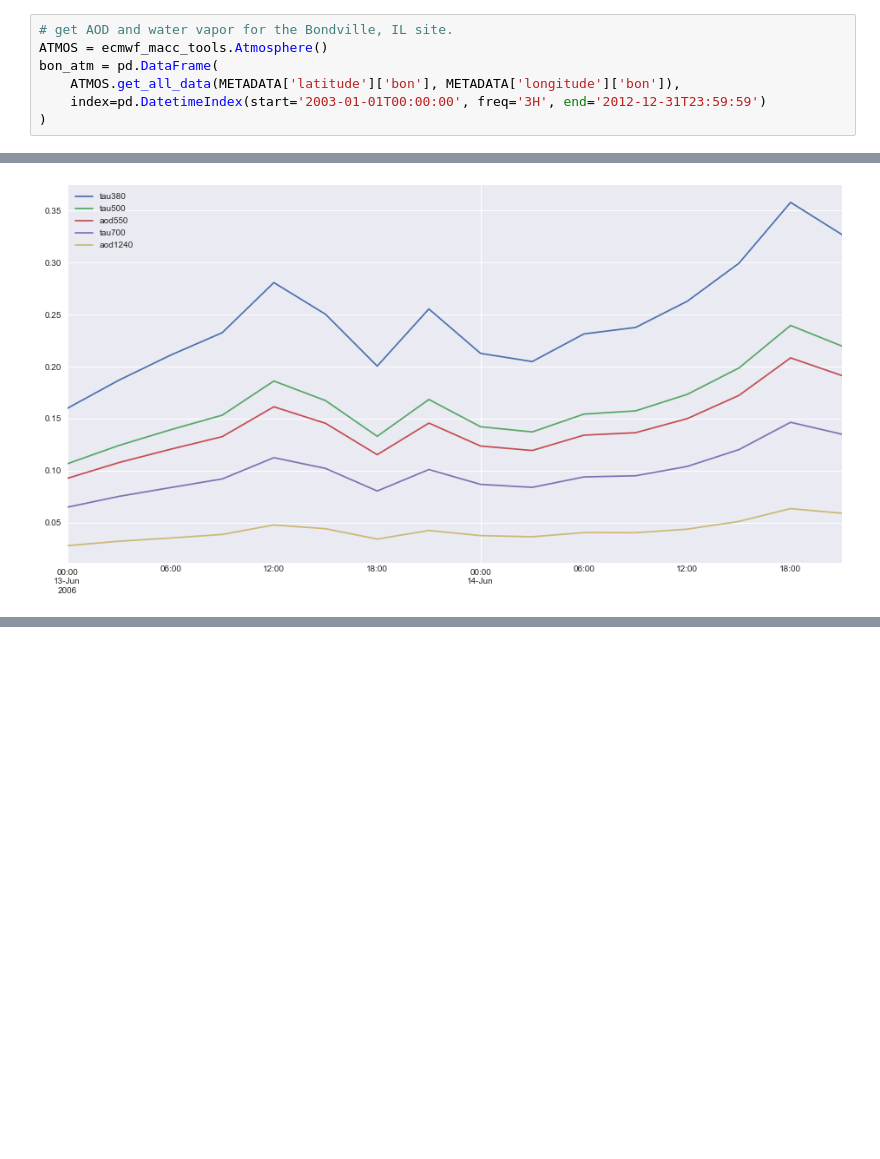
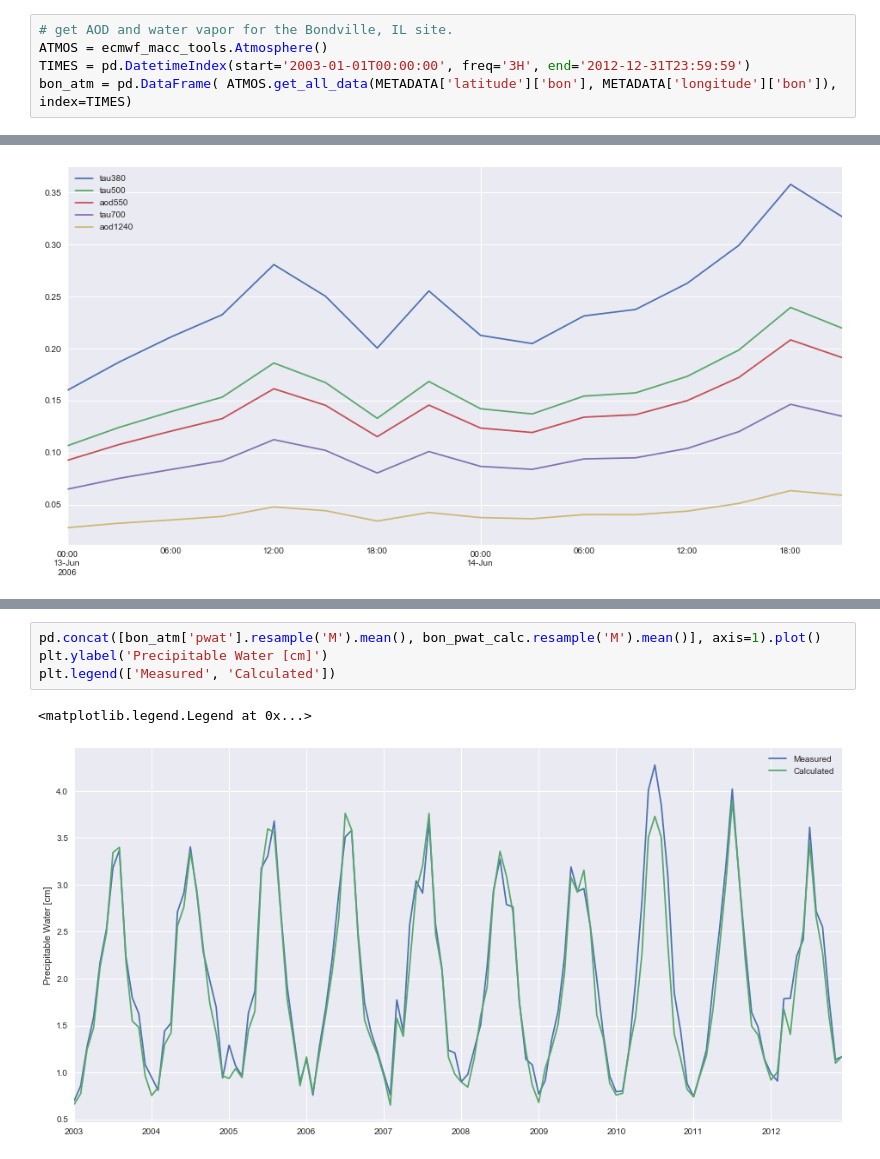
Before and after one commit to mikofski/pvsc44-clearsky-aod, a Jupyter notebook: PVSC-Clearsky-AOD.ipynb, the cells around one changed output, grey strips where cells are left out. Drawn from its saved outputs; the diff is of its cells as text; blank space fills up the shorter version.

```diff
--- a/PVSC-Clearsky-AOD.ipynb
+++ b/PVSC-Clearsky-AOD.ipynb
@@ -66,10 +76,8 @@ bon.index.rename('timestamps', inplace=True)
 # %%
 # get AOD and water vapor for the Bondville, IL site.
 ATMOS = ecmwf_macc_tools.Atmosphere()
-bon_atm = pd.DataFrame(
-    ATMOS.get_all_data(METADATA['latitude']['bon'], METADATA['longitude']['bon']),
-    index=pd.DatetimeIndex(start='2003-01-01T00:00:00', freq='3H', end='2012-12-31T23:59:59')
-)
+TIMES = pd.DatetimeIndex(start='2003-01-01T00:00:00', freq='3H', end='2012-12-31T23:59:59')
+bon_atm = pd.DataFrame( ATMOS.get_all_data(METADATA['latitude']['bon'], METADATA['longitude']['bon']), index=TIMES)
 # %%
 bon_atm[['tau380', 'tau500', 'aod550', 'tau700', 'aod1240']]['2006-06-13':'2006-06-14'].plot()
 # %% [output]
@@ -103,0 +118,7 @@ bon_atm2
+# %%
+pd.concat([bon_atm['pwat'].resample('M').mean(), bon_pwat_calc.resample('M').mean()], axis=1).plot()
+plt.ylabel('Precipitable Water [cm]')
+plt.legend(['Measured', 'Calculated'])
+# %% [output]
+<matplotlib.legend.Legend at 0x...>
+[figure, added]
```
Also changed, not shown: parts of 15 cells of this notebook.
